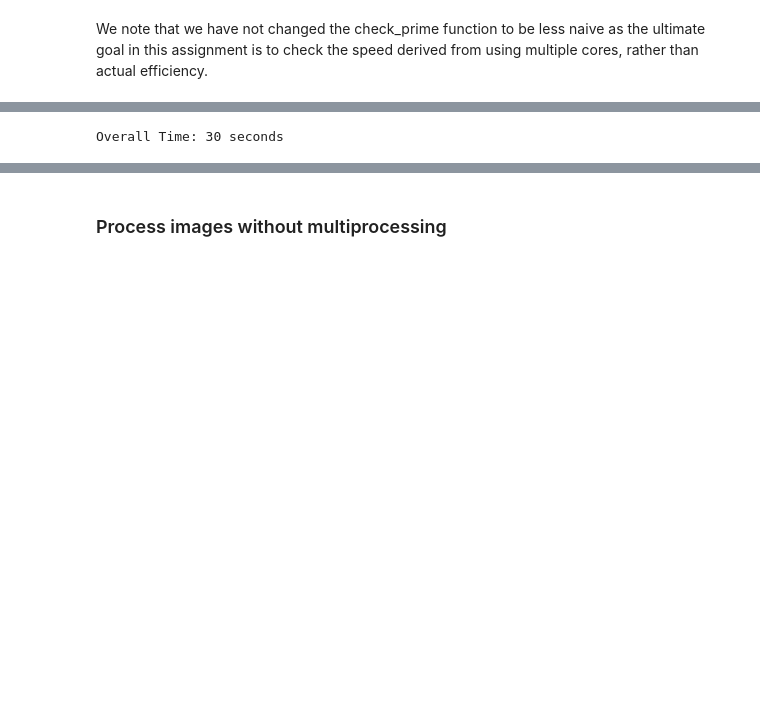
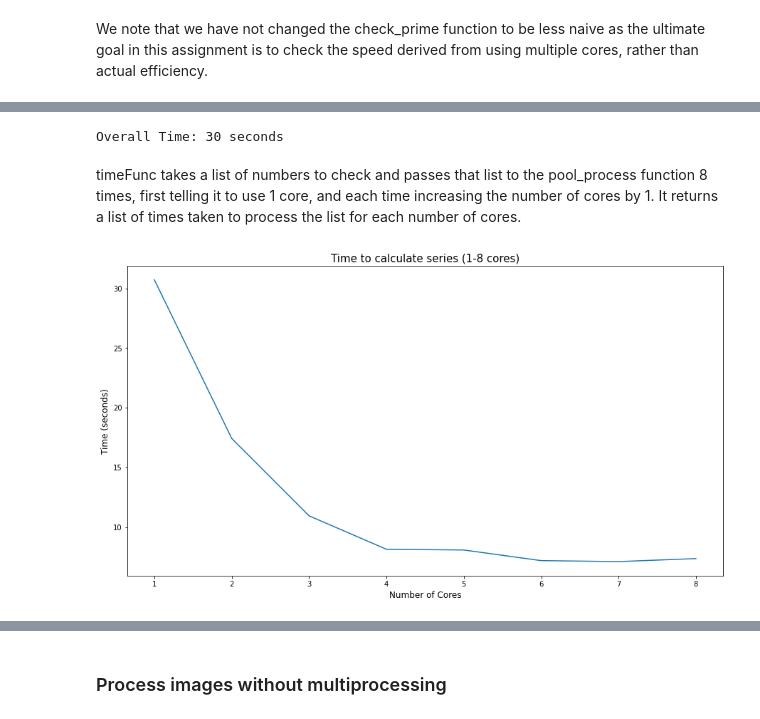
Before and after one commit to kevinobrien97/comp30660_python_multiprocessing, a Jupyter notebook: MultiprocessingCore.ipynb, the cells around one changed output, grey strips where cells are left out. Cells and saved outputs as stored; diff of their text form; code cells hidden in the pictures; blank space fills up the shorter version.

```diff
--- a/MultiprocessingCore.ipynb
+++ b/MultiprocessingCore.ipynb
@@ -75,25 +70,19 @@ We note that we have not changed the check_prime function to be less naive as th
 # %%
-%%capture prints
-# using %%capture as we are not interested in the actual output from this function, merely the time taken to run
-# the below results in the print statements being written to stderr instead
-
 def check_prime(num):
-    warnings.filterwarnings("ignore")
     t1 = time.time()
     res = False
     if num > 0:
         # check for factors
         for i in range(2,num):
             if (num % i) == 0:
-                #print(num,"is not a prime number", file=sys.stderr)
-                #print(i,"times",num//i,"is",num, file=sys.stderr)
-                #print("Time:", int(time.time()-t1), file=sys.stderr)
+                print(num,"is not a prime number")
+                print(i,"times",num//i,"is",num)
+                print("Time:", int(time.time()-t1))
                 break
         else:
-            #print(num,"is a prime number", file=sys.stderr)
-            #print("Time:", time.time()-t1, file=sys.stderr)
+            print(num,"is a prime number")
+            print("Time:", time.time()-t1)
             res = True
             # if input number is less than
             # or equal to 1, it is not prime
-    #return res
-    return
+    return res
@@ -115,9 +108,12 @@ print(len(primes))
 # %%
-# showing that running normally has same result as one core in multiprocessing function
+%%capture
 tp1 = time.time()
 for i in primes:
      check_prime(i)
 time_taken = int(time.time()-tp1)
-print("Overall Time:", time_taken, "seconds")
-# %% [output]
-Overall Time: 30 seconds
+# %%
+print("Overall Time:", time_taken, "seconds")
+# %% [output]
+Overall Time: 30 seconds
+# %% [markdown]
+timeFunc takes a list of numbers to check and passes that list to the pool_process function 8 times, first telling it to use 1 core, and each time increasing the number of cores by 1. It returns a list of times taken to process the list for each number of cores.
@@ -124,3 +128,15 @@ Overall Time: 30 seconds
+# %%
+%%capture
+running_time = timeFunc(primes)
 # %%
 # list of the number of cores, used for plotting times
 corenumbers = [x for x in range(1,9)]
+
+plt.figure(figsize=(15,8))
+plt.plot(corenumbers, running_time)
+plt.xlabel("Number of Cores", fontsize=12)
+plt.ylabel("Time (seconds)", fontsize=12)
+plt.title("Time to calculate series (1-8 cores)", fontsize=15)
+plt.show()
+# %% [output]
+[figure, added]
```
Also changed, not shown: parts of 33 cells of this notebook, 3 other files.
